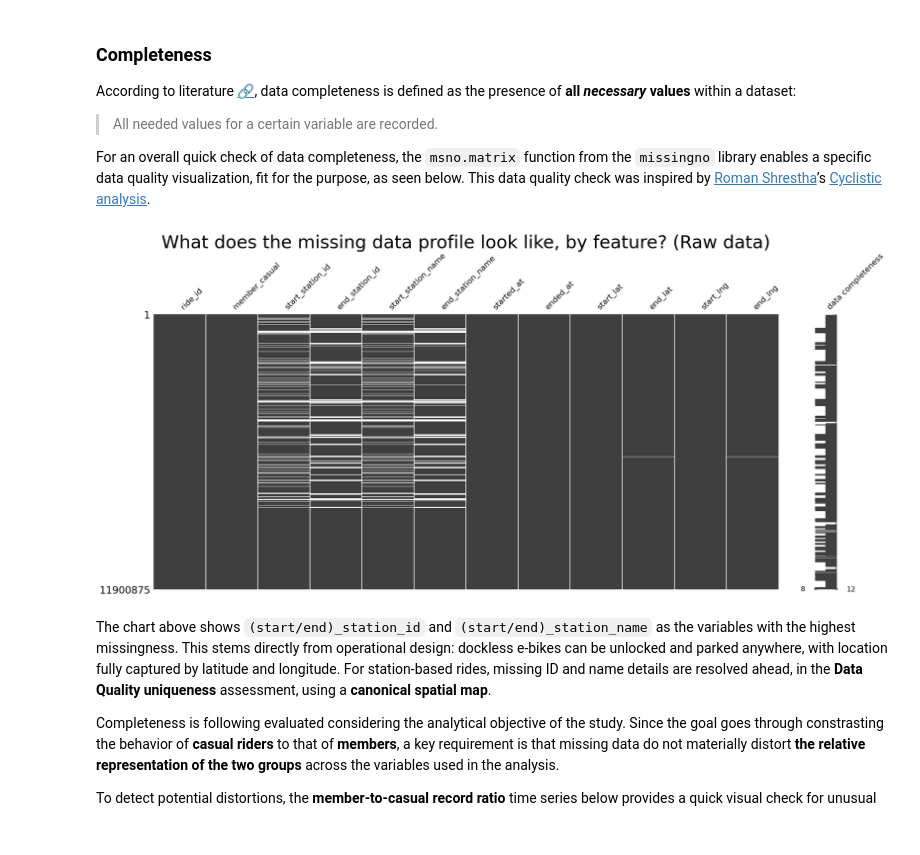
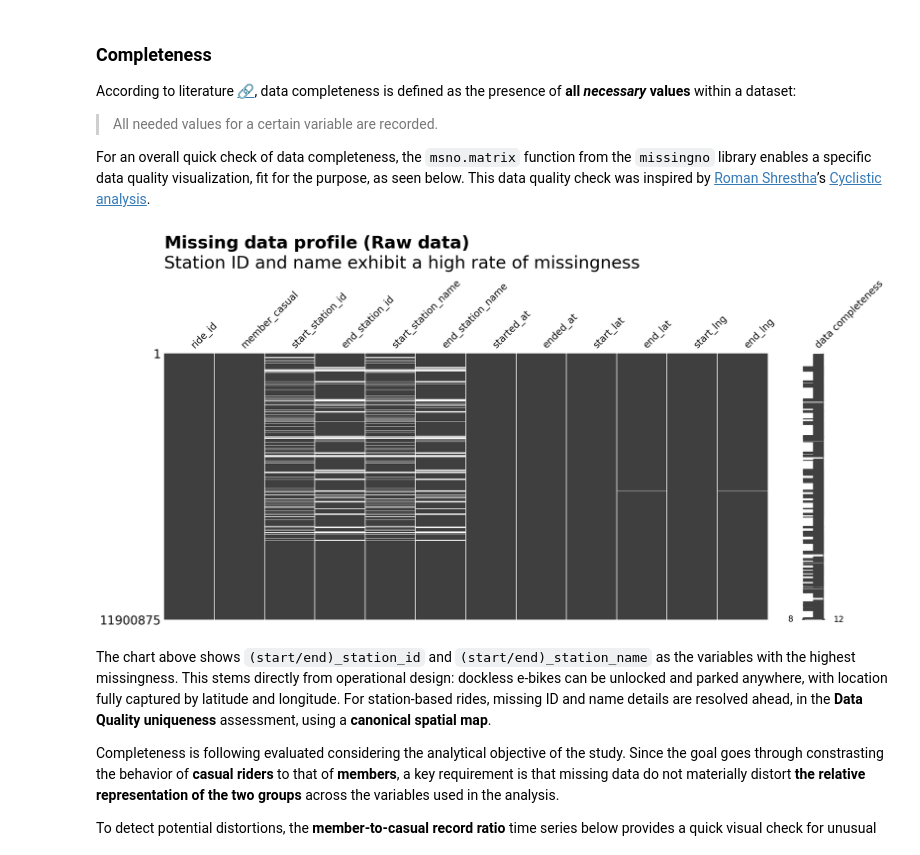
Before and after one commit to isis-santos-costa/divvy, a Jupyter notebook: divvy-analytics.ipynb, the cells around one changed output. Saved outputs shown, nothing was run; the diff lists cells and outputs as text; code cells hidden in the pictures.

```diff
--- a/divvy-analytics.ipynb
+++ b/divvy-analytics.ipynb
@@ -379,11 +442,18 @@ For an overall quick check of data completeness, the `msno.matrix` function from
 # %%
 # Data Quality • Completeness → How does the missing data profile look like, by feature?
 
-msno.matrix(df, labels=True)
-plt.title('What does the missing data profile look like, by feature? (Raw data)', fontsize=36)
+msno.matrix(df, labels=True, fontsize=20)
+
+plt.title(
+    r"$\bf{Missing\ data\ profile\ (Raw\ data)}$"
+    "\nStation ID and name exhibit a high rate of missingness",
+    fontsize=36,
+    loc='left',
+    pad=20
+)
 plt.show()
 # %% [output]
-[figure, old version]
+[figure, new version]
 # %% [markdown]
 The chart above shows `(start/end)_station_id` and `(start/end)_station_name` as the variables with the highest missingness. This stems directly from operational design: dockless e-bikes can be unlocked and parked anywhere, with location fully captured by latitude and longitude. For station-based rides, missing ID and name details are resolved ahead, in the **Data Quality uniqueness** assessment, using a **canonical spatial map**.
 
```
Also changed, not shown: parts of 27 cells of this notebook.
